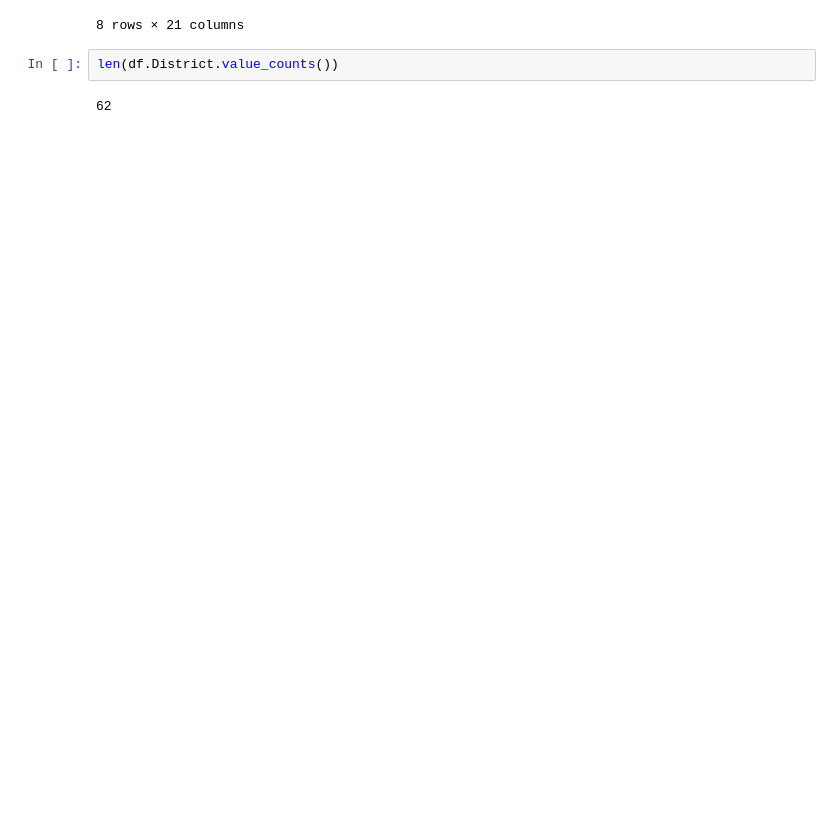
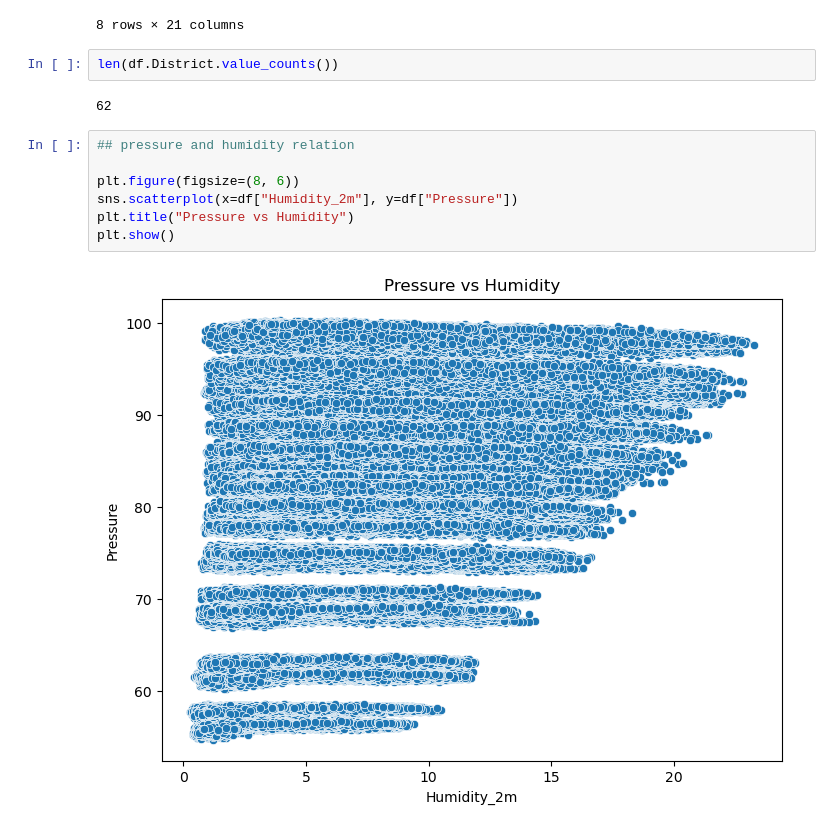
Before and after one commit to sanjip1203/nepal-daily-climate, a Jupyter notebook: nepal_climate.ipynb, the cells around one changed output. Drawn from its saved outputs; the diff is of its cells as text; blank space fills up the shorter version.

Commit message:
data visualization

```diff
--- a/nepal_climate.ipynb
+++ b/nepal_climate.ipynb
@@ -88,3 +88,12 @@ df.describe()
 len(df.District.value_counts())
 # %% [output]
 62
+# %%
+## pressure and humidity relation
+
+plt.figure(figsize=(8, 6))
+sns.scatterplot(x=df["Humidity_2m"], y=df["Pressure"])
+plt.title("Pressure vs Humidity")
+plt.show()
+# %% [output]
+[figure, added]
```
Also changed, not shown: parts of 12 cells of this notebook.
